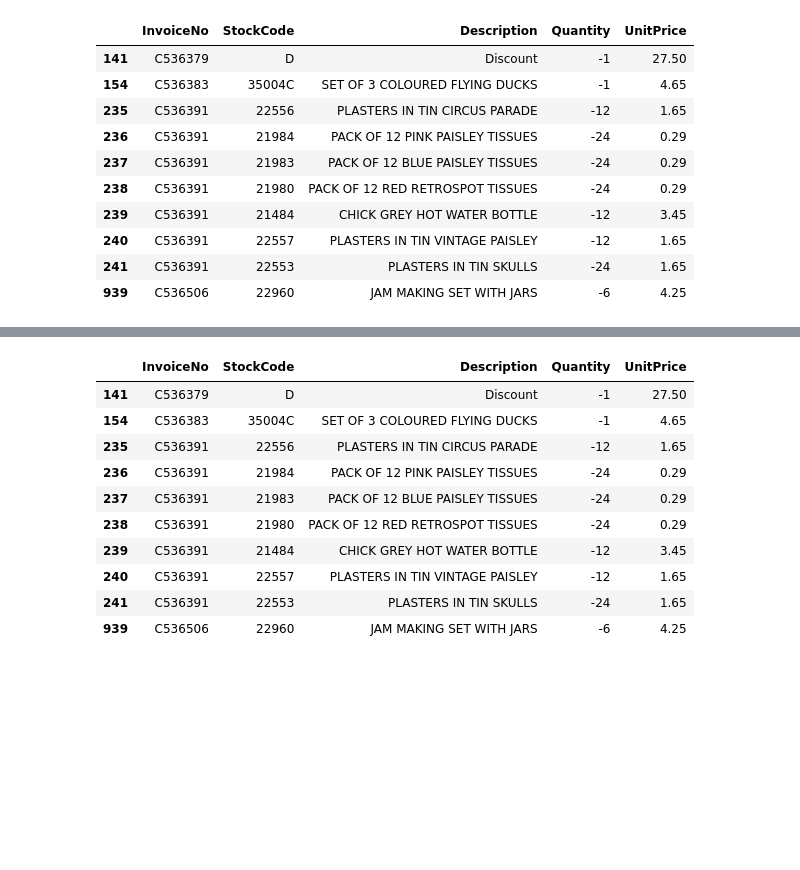
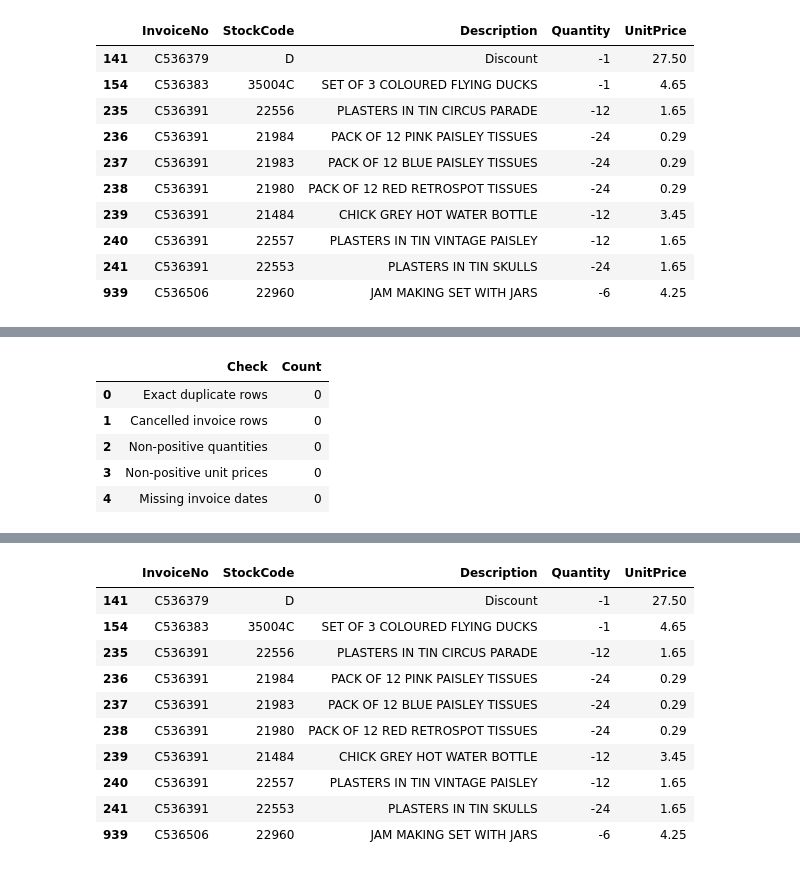
Before and after one commit to sahelsepehri/data-analysis-portfolio, a Jupyter notebook: ecommerce-sales-analysis/notebooks/E-commerce Sales Performance Analysis.ipynb, the cells around one changed output, grey strips where cells are left out. Cells and saved outputs as stored; diff of their text form; code cells hidden in the pictures; blank space fills up the shorter version.

Commit message:
Clean and prepare retail sales data

```diff
--- a/ecommerce-sales-analysis/notebooks/E-commerce Sales Performance Analysis.ipynb
+++ b/ecommerce-sales-analysis/notebooks/E-commerce Sales Performance Analysis.ipynb
@@ -189,0 +258,17 @@ display(
+# %%
+# Select valid sales transactions
+sales_df = work_df.loc[
+    (~work_df["IsCancelled"])
+    & (work_df["Quantity"] > 0)
+    & (work_df["UnitPrice"] > 0)
+    & (work_df["InvoiceDate"].notna())
+].copy()
+
+# Calculate revenue for each transaction line
+sales_df["Revenue"] = (
+    sales_df["Quantity"] * sales_df["UnitPrice"]
+)
+
+print(f"Valid sales rows: {len(sales_df):,}")
+print(f"Total sales revenue: £{sales_df['Revenue'].sum():,.2f}")
+print(f"Customers missing an ID: {sales_df['CustomerID'].isna().sum():,}")
@@ -189,0 +283,28 @@ display(
+# %%
+
+# Validate the cleaned sales dataset
+validation = pd.DataFrame({
+    "Check": [
+        "Exact duplicate rows",
+        "Cancelled invoice rows",
+        "Non-positive quantities",
+        "Non-positive unit prices",
+        "Missing invoice dates"
+    ],
+    "Count": [
+        sales_df.duplicated().sum(),
+        sales_df["InvoiceNo"].str.upper().str.startswith("C", na=False).sum(),
+        (sales_df["Quantity"] <= 0).sum(),
+        (sales_df["UnitPrice"] <= 0).sum(),
+        sales_df["InvoiceDate"].isna().sum()
+    ]
+})
+
+display(validation)
+# %% [output]
+|  | Check | Count |
+| 0 | Exact duplicate rows | 0 |
+| 1 | Cancelled invoice rows | 0 |
+| 2 | Non-positive quantities | 0 |
+| 3 | Non-positive unit prices | 0 |
+| 4 | Missing invoice dates | 0 |
```
Also changed, not shown: parts of 16 cells of this notebook.
